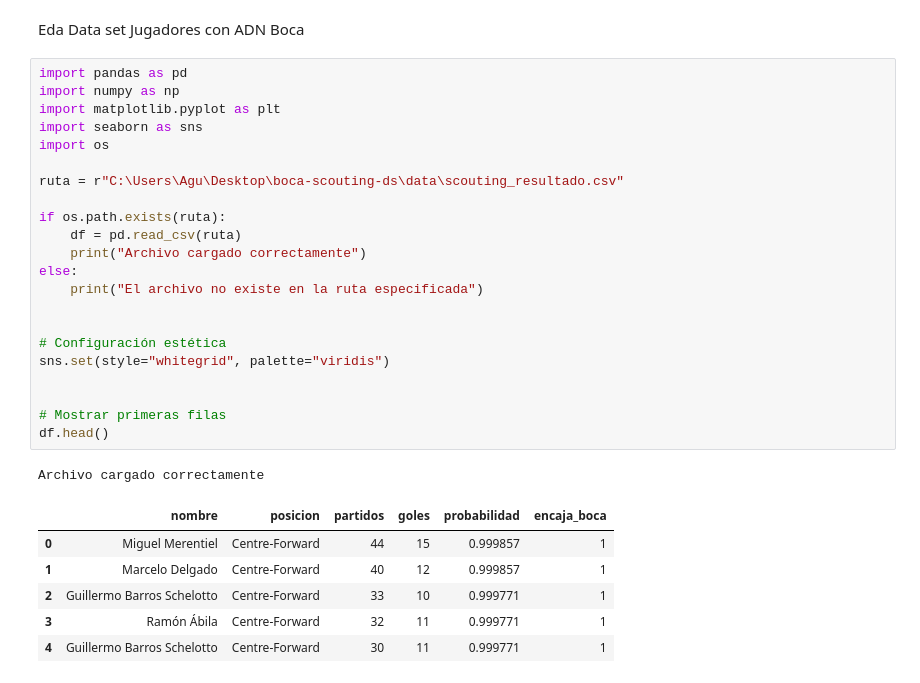
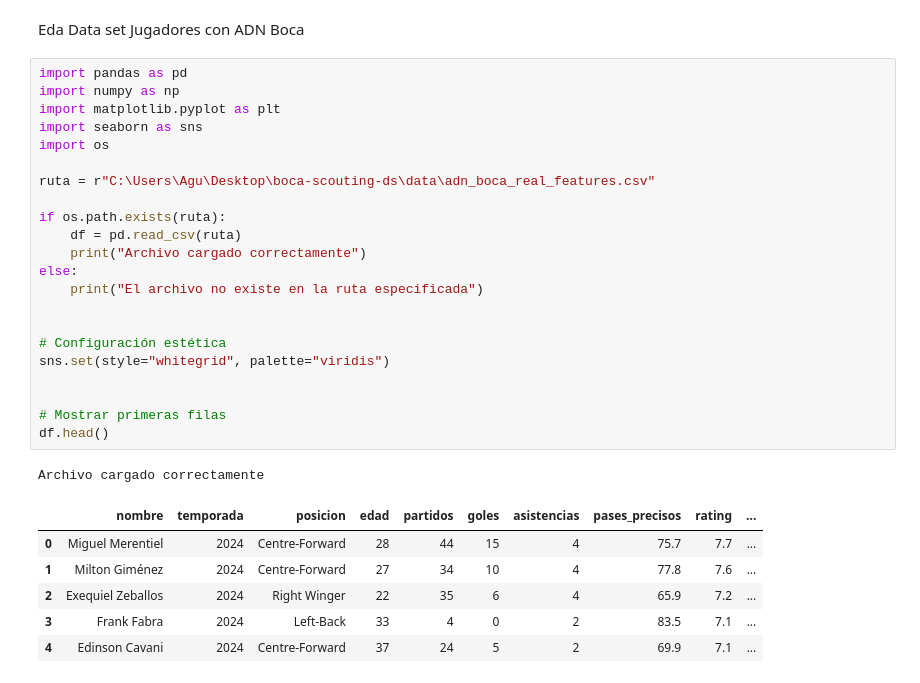
Before and after one commit to agumarquez10/boca-scouting-ds, a Jupyter notebook: src/eda.ipynb, the cells around one changed output. Drawn from its saved outputs; the diff is of its cells as text.

```diff
--- a/src/eda.ipynb
+++ b/src/eda.ipynb
@@ -3,33 +3,33 @@ Eda Data set Jugadores con ADN Boca
 # %%
 import pandas as pd
 import numpy as np
 import matplotlib.pyplot as plt
 import seaborn as sns
 import os
 
-ruta = r"C:\Users\Agu\Desktop\boca-scouting-ds\data\scouting_resultado.csv"
+ruta = r"C:\Users\Agu\Desktop\boca-scouting-ds\data\adn_boca_real_features.csv"
 
 if os.path.exists(ruta):
     df = pd.read_csv(ruta)
     print("Archivo cargado correctamente")
 else:
     print("El archivo no existe en la ruta especificada")
 
 
 # Configuración estética
 sns.set(style="whitegrid", palette="viridis")
 
 
 # Mostrar primeras filas
 df.head()
 # %% [output]
 Archivo cargado correctamente
-|  | nombre | posicion | partidos | goles | probabilidad | encaja_boca |
-| 0 | Miguel Merentiel | Centre-Forward | 44 | 15 | 0.999857 | 1 |
-| 1 | Marcelo Delgado | Centre-Forward | 40 | 12 | 0.999857 | 1 |
-| 2 | Guillermo Barros Schelotto | Centre-Forward | 33 | 10 | 0.999771 | 1 |
-| 3 | Ramón Ábila | Centre-Forward | 32 | 11 | 0.999771 | 1 |
-| 4 | Guillermo Barros Schelotto | Centre-Forward | 30 | 11 | 0.999771 | 1 |
+|  | nombre | temporada | posicion | edad | partidos | goles | asistencias | pases_precisos | rating | ... |
+| 0 | Miguel Merentiel | 2024 | Centre-Forward | 28 | 44 | 15 | 4 | 75.7 | 7.7 | ... |
+| 1 | Milton Giménez | 2024 | Centre-Forward | 27 | 34 | 10 | 4 | 77.8 | 7.6 | ... |
+| 2 | Exequiel Zeballos | 2024 | Right Winger | 22 | 35 | 6 | 4 | 65.9 | 7.2 | ... |
+| 3 | Frank Fabra | 2024 | Left-Back | 33 | 4 | 0 | 2 | 83.5 | 7.1 | ... |
+| 4 | Edinson Cavani | 2024 | Centre-Forward | 37 | 24 | 5 | 2 | 69.9 | 7.1 | ... |
 # %%
 # Dimensiones
 print("Filas:", df.shape[0])
```
Also changed, not shown: parts of 10 cells of this notebook.
